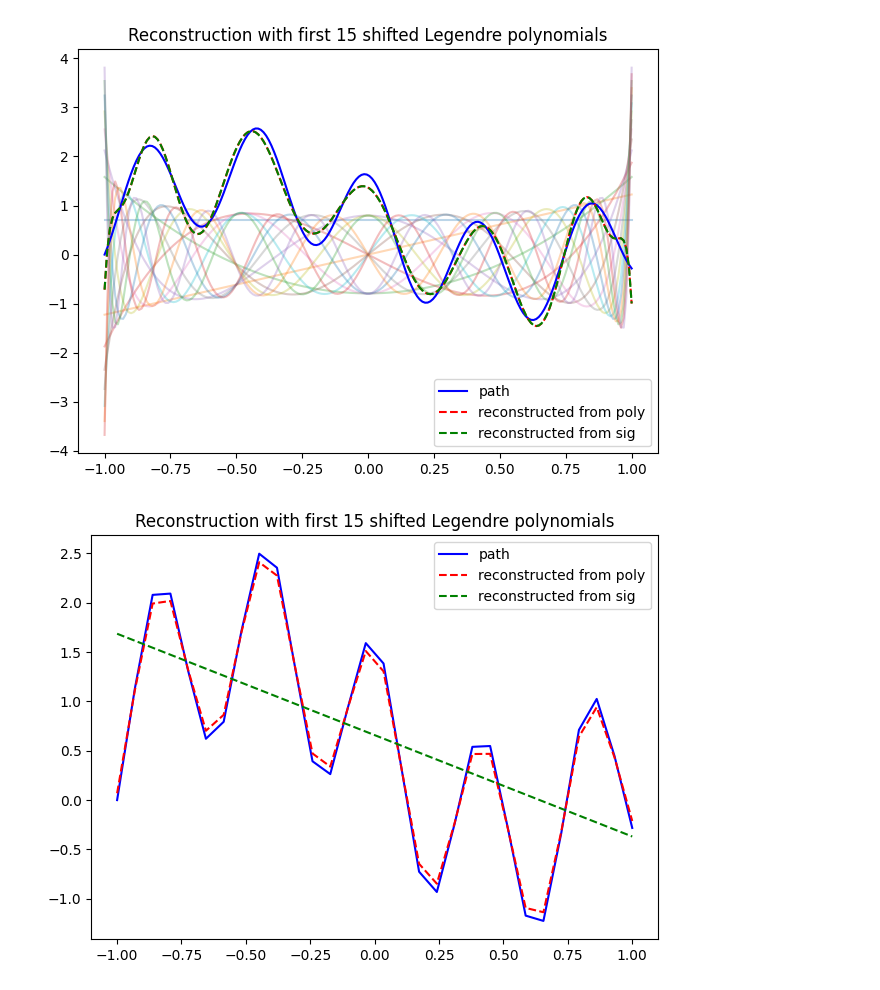
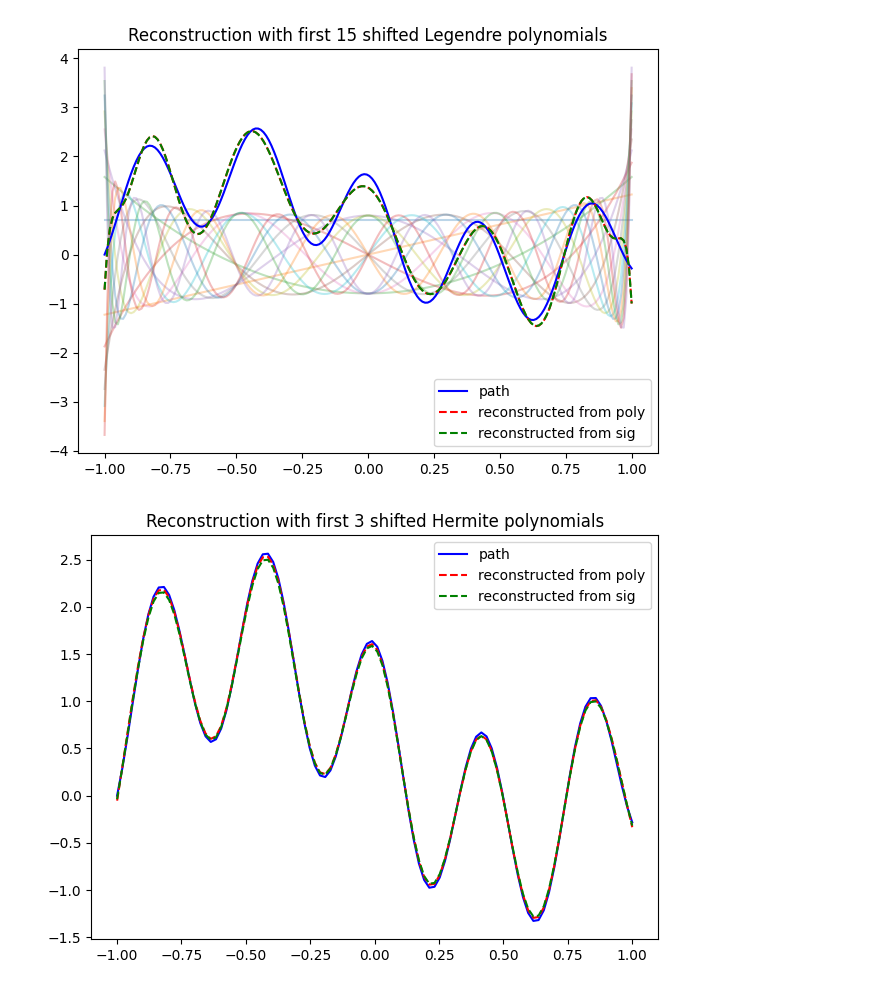
Before and after one commit to Zhuoyue-Huang/M3R-signature-inversion, a Jupyter notebook: ortho_package_test.ipynb, the cells around one changed output. Drawn from its saved outputs; the diff is of its cells as text; code cells hidden in the pictures.

Commit message:
fix bugs in pointwise sig inversion

```diff
--- a/ortho_package_test.ipynb
+++ b/ortho_package_test.ipynb
@@ -62,6 +55,0 @@ for i in range(order+1):
-# %%
-# check orth
-for i in range(order):
-    for j in range(i+1, order+1):
-        print(f'--------order {i}, {j}-----------')
-        print(pp.integrate(nppoly.polymul(pp.poly[i], pp.poly[j]), intlims[0], intlims[1]))
@@ -141,4 +107,0 @@ plt.show()
-# %%
-# check normal
-for i in range(order+1):
-    print(1-pp.integrate(nppoly.polypow(pp.poly[i], 2), intlims[0], intlims[1]))
@@ -157,6 +107,0 @@ for i in range(order+1):
-# %%
-# check orth
-for i in range(order):
-    for j in range(i+1, order+1):
-        print(f'--------order {i}, {j}-----------')
-        print(pp.integrate(nppoly.polymul(pp.poly[i], pp.poly[j]), intlims[0], intlims[1]))
@@ -189,13 +116,13 @@ plt.legend()
 # pointwise reconstruction
 def pdf_hermite(t, params):
     t0, eps = params
-    return np.exp((t-t0)**2/2/eps**2) / eps
+    return np.exp(-(t-t0)**2/2/eps**2) / eps
 
 pointwise_order = 3
 pointwise_poly = np.zeros_like(t_grid)
 
 for i, t in enumerate(t_grid):
-    hermite = OrthoPoly(pdf_hermite, margs=[t, 0.05], intlims=[t-0.1, t+0.1])
+    hermite = OrthoPoly(pdf_hermite, margs=[t, 0.05])
     pointwise_poly[i] = hermite.path_eval(t, example_path, pointwise_order)
 
 plt.plot(t_grid, example_path(t_grid), color='black', label='original')
@@ -237,24 +164,24 @@ plt.tight_layout()
 [figure]
 # %%
 # inversion via Hermite
-pointwise_order = 2
-t_grid = np.linspace(-1, 1, 30)
+pointwise_order = 3
+t_grid = np.linspace(-1, 1, 100)
 
 pointwise_poly = np.zeros_like(t_grid)
 pointwise_sig = np.zeros_like(t_grid)
 for i, t in enumerate(t_grid):
-    inv2 = Sig2path(pdf_hermite, margs=[t, 0.2], intlims=[t-0.05, t+0.05], length=len(t_grid))
+    inv2 = Sig2path(pdf_hermite, margs=[t, 0.05])
     pointwise_poly[i] = inv2.poly_class.path_eval(t, example_path, pointwise_order)
-    pointwise_sig[i] = inv2.recover(example_path(t_grid), pointwise_order)[i]
-    # a_arr = inv1.poly_class.a(example_path, N)
-    # a_sig = np.array([inv1._a_sig(inv1.sig(example_path(t_grid), N), n) for n in range(N)])
+    pointwise_sig[i] = inv2.recover(t, example_path(t_grid), pointwise_order)
+    # a_arr = inv2.poly_class.a(example_path, pointwise_order)
+    # a_sig = np.array([inv2._a_sig(inv2.sig(example_path(t_grid), pointwise_order), n) for n in range(pointwise_order)])
     # print(a_arr-a_sig)
 
 plt.plot(t_grid, example_path(t_grid), label='path', c='blue')
 plt.plot(t_grid, pointwise_poly, label='reconstructed from poly', c='red', linestyle='--')
 plt.plot(t_grid, pointwise_sig, label='reconstructed from sig', c='g', linestyle='--')
 plt.legend()
-plt.title(f'Reconstruction with first {N} shifted Legendre polynomials')
+plt.title(f'Reconstruction with first {pointwise_order} shifted Hermite polynomials')
 plt.tight_layout()
 # %% [output]
-[figure, old version]
+[figure, new version]
```
Also changed, not shown: parts of 9 cells of this notebook, 1 other file.
